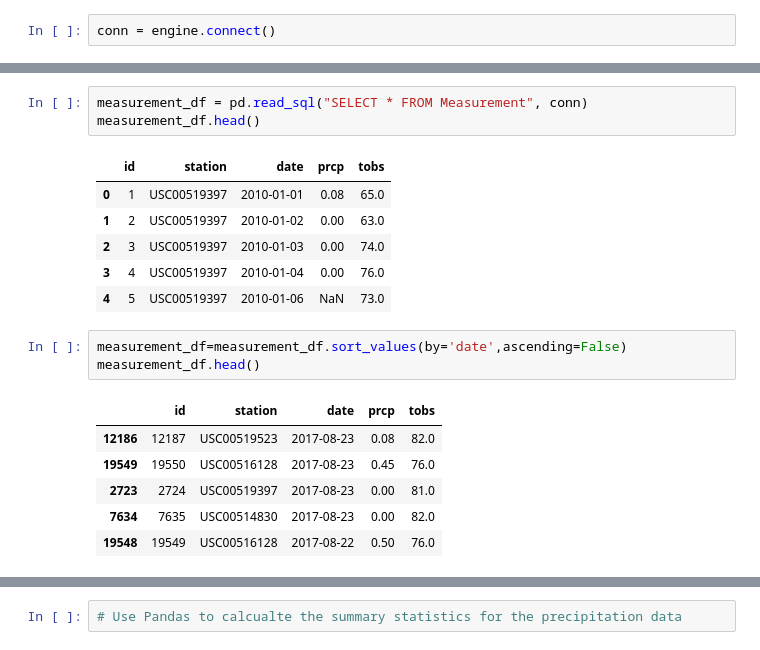
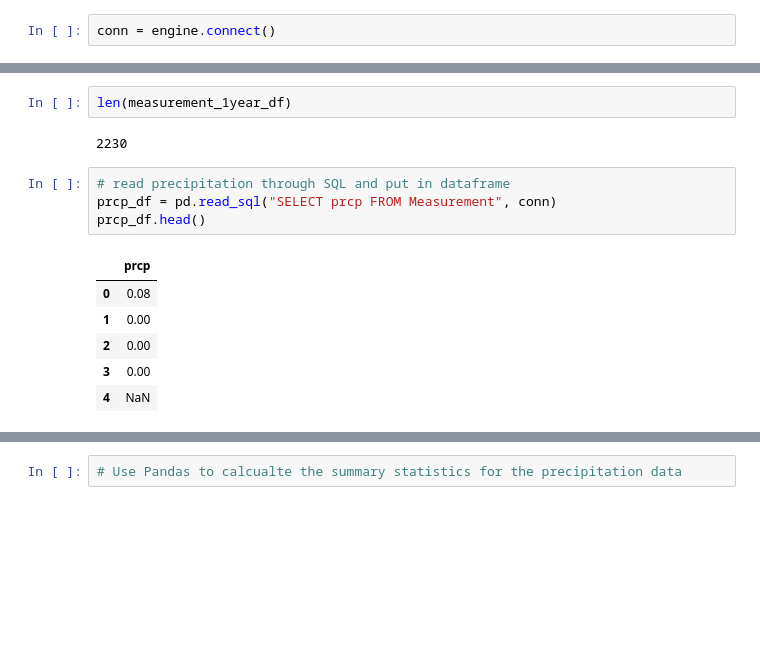
Before and after one commit to frederikdebruyker/hw10, a Jupyter notebook: climate_starter.ipynb, the cells around one changed output, grey strips where cells are left out. Cells and saved outputs as stored; diff of their text form; blank space fills up the shorter version.

```diff
--- a/climate_starter.ipynb
+++ b/climate_starter.ipynb
@@ -42,20 +111,15 @@ conn = engine.connect()
+# %%
+len(measurement_1year_df)
+# %% [output]
+2230
 # %%
-measurement_df = pd.read_sql("SELECT * FROM Measurement", conn)
-measurement_df.head()
+# read precipitation through SQL and put in dataframe
+prcp_df = pd.read_sql("SELECT prcp FROM Measurement", conn)
+prcp_df.head()
 # %% [output]
-|  | id | station | date | prcp | tobs |
-| 0 | 1 | USC00519397 | 2010-01-01 | 0.08 | 65.0 |
-| 1 | 2 | USC00519397 | 2010-01-02 | 0.00 | 63.0 |
-| 2 | 3 | USC00519397 | 2010-01-03 | 0.00 | 74.0 |
-| 3 | 4 | USC00519397 | 2010-01-04 | 0.00 | 76.0 |
-| 4 | 5 | USC00519397 | 2010-01-06 | NaN | 73.0 |
+|  | prcp |
+| 0 | 0.08 |
+| 1 | 0.00 |
+| 2 | 0.00 |
+| 3 | 0.00 |
+| 4 | NaN |
-# %%
-measurement_df=measurement_df.sort_values(by='date',ascending=False)
-measurement_df.head()
-# %% [output]
-|  | id | station | date | prcp | tobs |
-| 12186 | 12187 | USC00519523 | 2017-08-23 | 0.08 | 82.0 |
-| 19549 | 19550 | USC00516128 | 2017-08-23 | 0.45 | 76.0 |
-| 2723 | 2724 | USC00519397 | 2017-08-23 | 0.00 | 81.0 |
-| 7634 | 7635 | USC00514830 | 2017-08-23 | 0.00 | 82.0 |
-| 19548 | 19549 | USC00516128 | 2017-08-22 | 0.50 | 76.0 |
```
Also changed, not shown: parts of 21 cells of this notebook.
